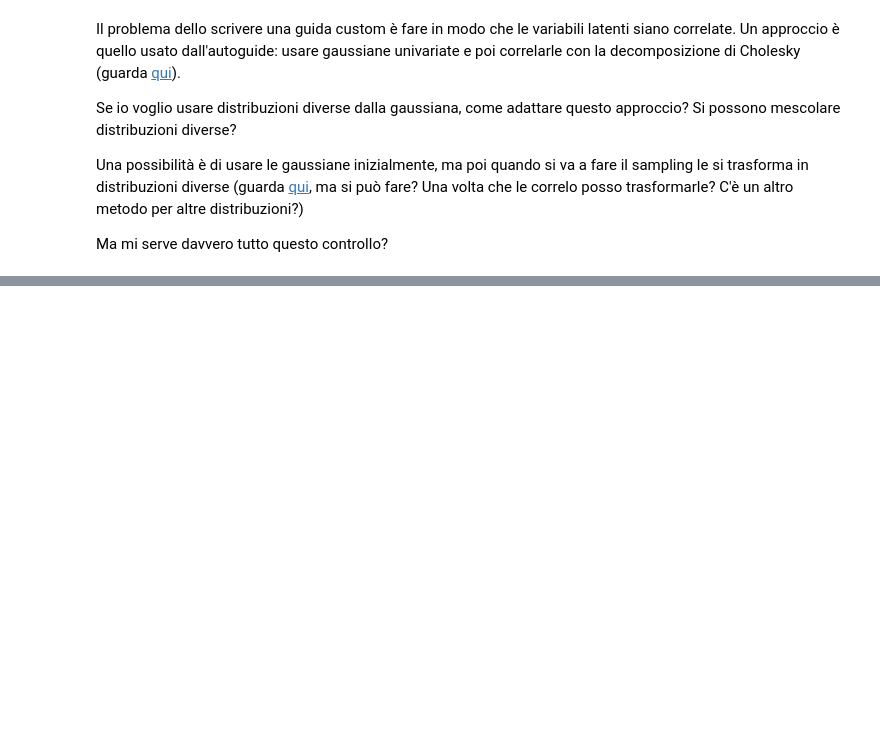
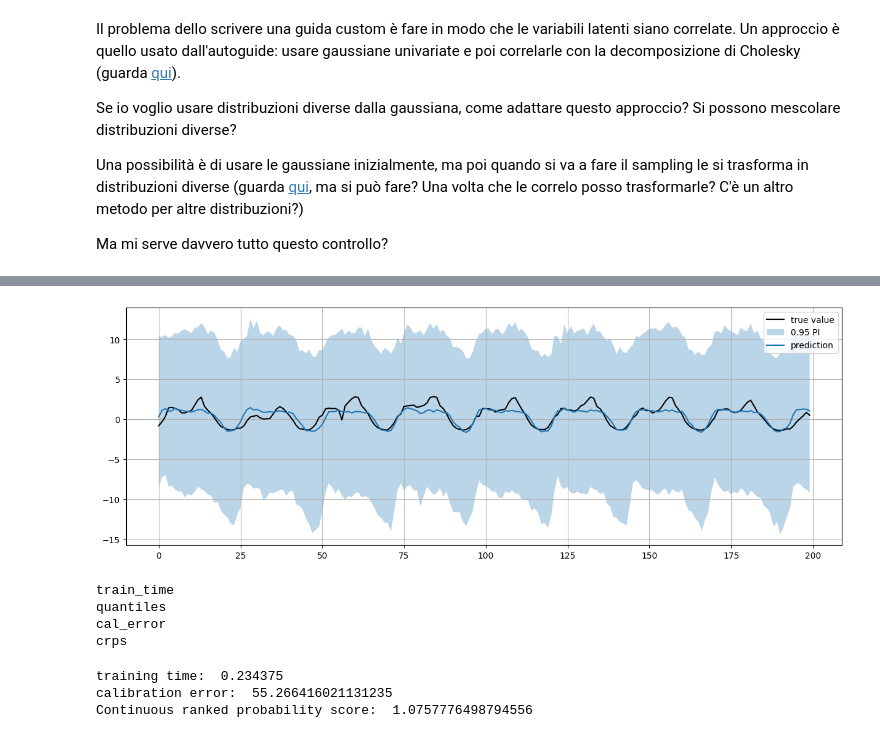
Before and after one commit to MicheleUIT/Probabilistic-load-forecasting-with-Reservoir-Computing, a Jupyter notebook: code/main_svi.ipynb, the cells around one changed output, grey strips where cells are left out. Drawn from its saved outputs; the diff is of its cells as text; code cells hidden in the pictures; blank space fills up the shorter version.

```diff
--- a/code/main_svi.ipynb
+++ b/code/main_svi.ipynb
@@ -20,7 +20,7 @@ config = {
             "dim_reduction": False,
             "inference": "svi",
             "lr": 0.03,
-            "num_iterations": 200,
+            "num_iterations": 100,
             "quantile": 0.95,
             "plot": False
             }
@@ -82,0 +91,20 @@ ValueError: at site "obs", invalid log_prob shape
+# %%
+plot_forecast(predictive, Yte, "svi")
+# %% [output]
+[figure, added]
+# %%
+for k, v in diagnostics.items():
+    print(k)
+# %% [output]
+train_time
+quantiles
+cal_error
+crps
+# %%
+print("training time: ", diagnostics['train_time'])
+print("calibration error: ", diagnostics['cal_error'])
+print("Continuous ranked probability score: ", diagnostics['crps'])
+# %% [output]
+training time:  0.234375
+calibration error:  55.266416021131235
+Continuous ranked probability score:  1.0757776498794556
```
Also changed, not shown: parts of 6 cells of this notebook, 3 other files.
